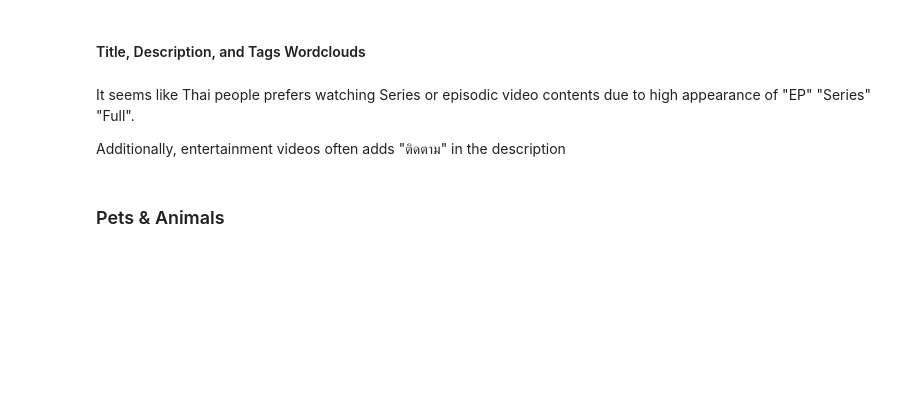
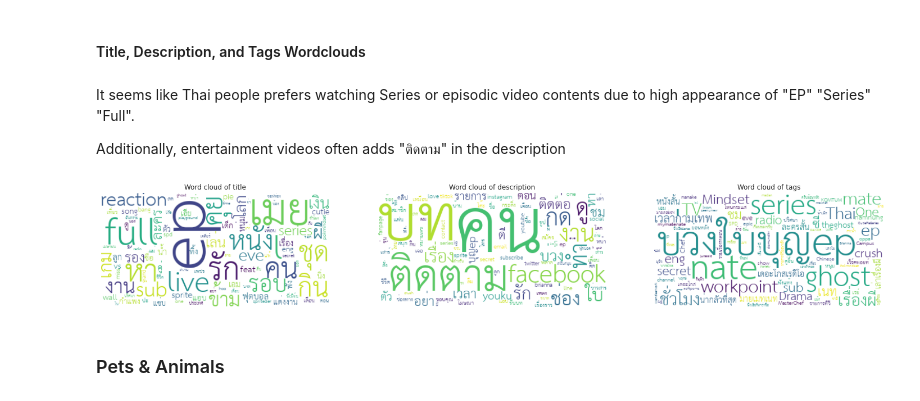
Before and after one commit to tontan2545/2143488-Big-Data-AI-Final-Project, a Jupyter notebook: analysis.ipynb, the cells around one changed output. Saved outputs shown, nothing was run; the diff lists cells and outputs as text; code cells hidden in the pictures; blank space fills up the shorter version.

```diff
--- a/analysis.ipynb
+++ b/analysis.ipynb
@@ -467,3 +471,7 @@ Additionally, entertainment videos often adds "ติดตาม" in the descri
+# %%
+get_word_clouds(entertainment_df)
+# %% [output]
+[figure, added]
 # %% [markdown]
 ### Pets & Animals
 # %%
```
Also changed, not shown: parts of 16 cells of this notebook.
